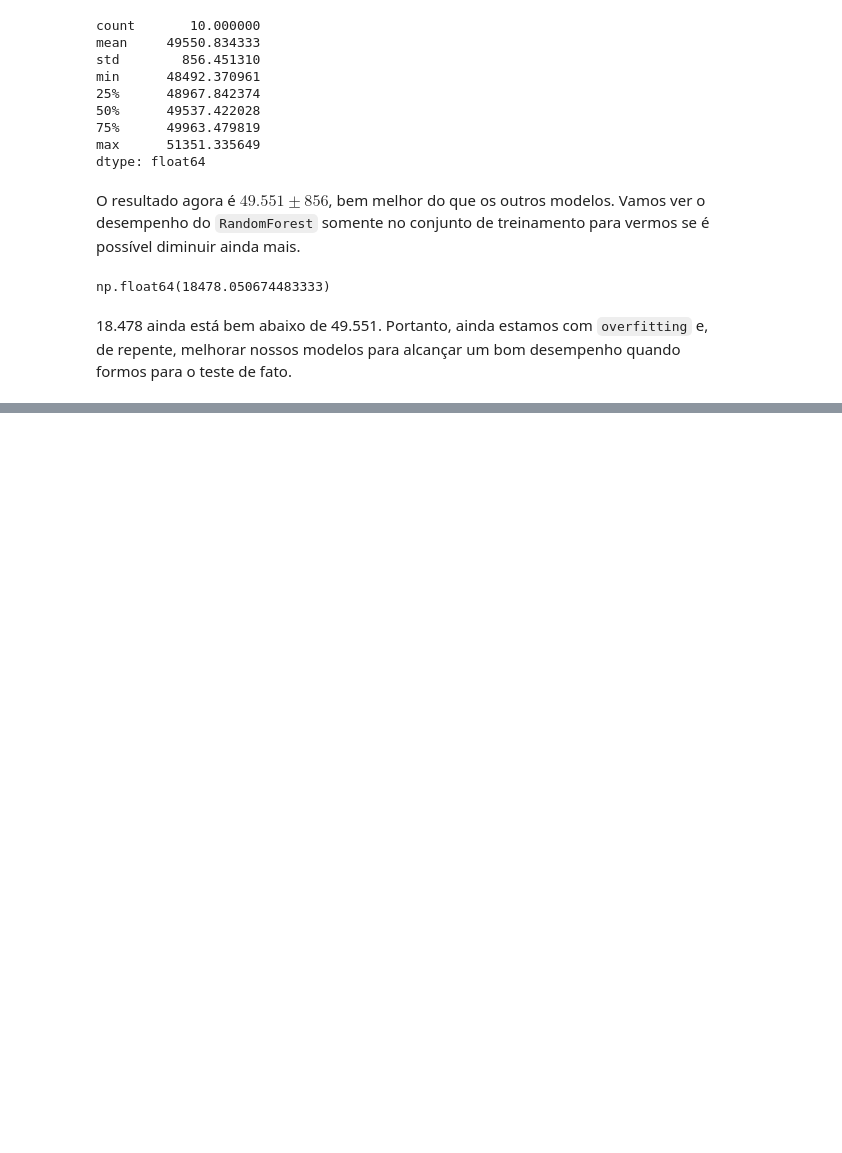
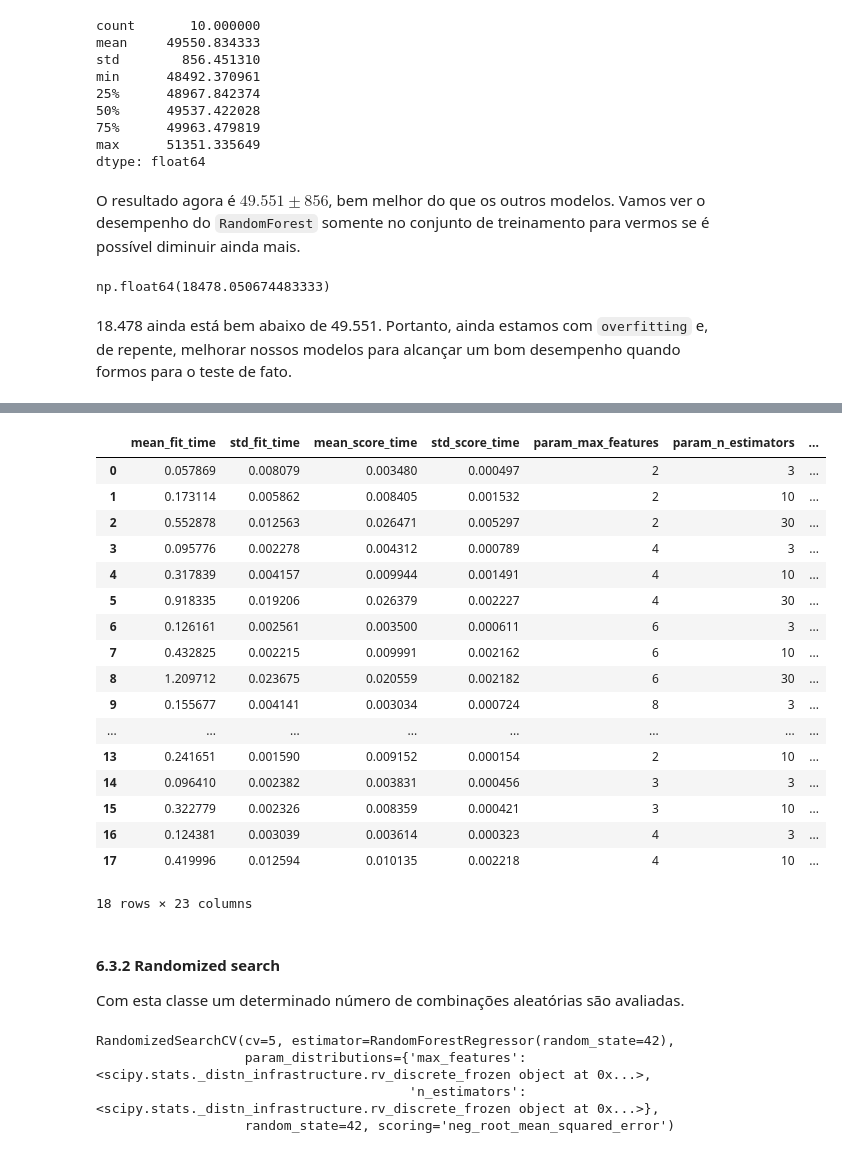
Before and after one commit to EvandroJRSilva/UniML, a Jupyter notebook: src/aula05/aula05.ipynb, the cells around one changed output, grey strips where cells are left out. Drawn from its saved outputs; the diff is of its cells as text; code cells hidden in the pictures; blank space fills up the shorter version.

```diff
--- a/src/aula05/aula05.ipynb
+++ b/src/aula05/aula05.ipynb
@@ -1099,0 +1170,6 @@ np.float64(18478.050674483333)
+# %%
+linear_svr.fit(conjunto_treinamento_processado, conjunto_treinamento_y)
+linear_svr_predicao = linear_svr.predict(conjunto_treinamento_processado)
+linear_svr_rmse2 = root_mean_squared_error(conjunto_treinamento_y, linear_svr_predicao)
+
+linear_svr_rmse2
@@ -1099,0 +1187,5 @@ np.float64(18478.050674483333)
+# %%
+from sklearn.linear_model import SGDRegressor
+
+sgdreg = SGDRegressor()
+sgdreg_rmse = -cross_val_score(sgdreg, conjunto_treinamento_processado,conjunto_treinamento_y,scoring="neg_root_mean_squared_error", cv=10)
@@ -1099,0 +1204,6 @@ np.float64(18478.050674483333)
+# %%
+sgdreg.fit(conjunto_treinamento_processado, conjunto_treinamento_y)
+sgdreg_predicao = sgdreg.predict(conjunto_treinamento_processado)
+sgdreg_rmse2 = root_mean_squared_error(conjunto_treinamento_y, sgdreg_predicao)
+
+sgdreg_rmse2
@@ -1099,0 +1224,15 @@ np.float64(18478.050674483333)
+# %%
+from sklearn.model_selection import GridSearchCV
+
+param_grid = [
+    # 12 (3 x 4) combinações de hiperparâmetros
+    {'n_estimators': [3, 10, 30], 'max_features': [2, 4, 6, 8]},
+    # Seguida de 6 (2 x 3) combinações com bootstrap = False
+    {'bootstrap': [False], 'n_estimators': [3, 10], 'max_features': [2, 3, 4]}
+]
+
+floresta_regressao2 = RandomForestRegressor(random_state=42)
+# Treinando com 5-fold. No total são (12 + 6)*5 = 90 treinamentos
+grid_search = GridSearchCV(floresta_regressao2, param_grid, cv=5, scoring='neg_root_mean_squared_error',return_train_score=True)
+
+grid_search.fit(conjunto_treinamento_processado, conjunto_treinamento_y)
@@ -1099,0 +1280,43 @@ np.float64(18478.050674483333)
+# %%
+pd.DataFrame(grid_search.cv_results_)
+# %% [output]
+|  | mean_fit_time | std_fit_time | mean_score_time | std_score_time | param_max_features | param_n_estimators | ... |
+| 0 | 0.057869 | 0.008079 | 0.003480 | 0.000497 | 2 | 3 | ... |
+| 1 | 0.173114 | 0.005862 | 0.008405 | 0.001532 | 2 | 10 | ... |
+| 2 | 0.552878 | 0.012563 | 0.026471 | 0.005297 | 2 | 30 | ... |
+| 3 | 0.095776 | 0.002278 | 0.004312 | 0.000789 | 4 | 3 | ... |
+| 4 | 0.317839 | 0.004157 | 0.009944 | 0.001491 | 4 | 10 | ... |
+| 5 | 0.918335 | 0.019206 | 0.026379 | 0.002227 | 4 | 30 | ... |
+| 6 | 0.126161 | 0.002561 | 0.003500 | 0.000611 | 6 | 3 | ... |
+| 7 | 0.432825 | 0.002215 | 0.009991 | 0.002162 | 6 | 10 | ... |
+| 8 | 1.209712 | 0.023675 | 0.020559 | 0.002182 | 6 | 30 | ... |
+| 9 | 0.155677 | 0.004141 | 0.003034 | 0.000724 | 8 | 3 | ... |
+| ... | ... | ... | ... | ... | ... | ... | ... |
+| 13 | 0.241651 | 0.001590 | 0.009152 | 0.000154 | 2 | 10 | ... |
+| 14 | 0.096410 | 0.002382 | 0.003831 | 0.000456 | 3 | 3 | ... |
+| 15 | 0.322779 | 0.002326 | 0.008359 | 0.000421 | 3 | 10 | ... |
+| 16 | 0.124381 | 0.003039 | 0.003614 | 0.000323 | 4 | 3 | ... |
+| 17 | 0.419996 | 0.012594 | 0.010135 | 0.002218 | 4 | 10 | ... |
+18 rows × 23 columns
+# %% [markdown]
+#### 6.3.2 Randomized search
+
+Com esta classe um determinado número de combinações aleatórias são avaliadas.
+# %%
+from sklearn.model_selection import RandomizedSearchCV
+from scipy.stats import randint
+
+param_distribs = {
+    'n_estimators': randint(low=1, high=200),
+    'max_features': randint(low=1, high=8),
+}
+
+floresta_regressao3 = RandomForestRegressor(random_state=42)
+randomize_search = RandomizedSearchCV(floresta_regressao3, param_distributions=param_distribs, n_iter=10, cv=5, scoring='neg_root_mean_squared_error', random_state=42)
+
+randomize_search.fit(conjunto_treinamento_processado, conjunto_treinamento_y)
+# %% [output]
+RandomizedSearchCV(cv=5, estimator=RandomForestRegressor(random_state=42),
+                   param_distributions={'max_features': <scipy.stats._distn_infrastructure.rv_discrete_frozen object at 0x...>,
+                                        'n_estimators': <scipy.stats._distn_infrastructure.rv_discrete_frozen object at 0x...>},
+                   random_state=42, scoring='neg_root_mean_squared_error')
```
Also changed, not shown: parts of 49 cells of this notebook, 2 other files.
